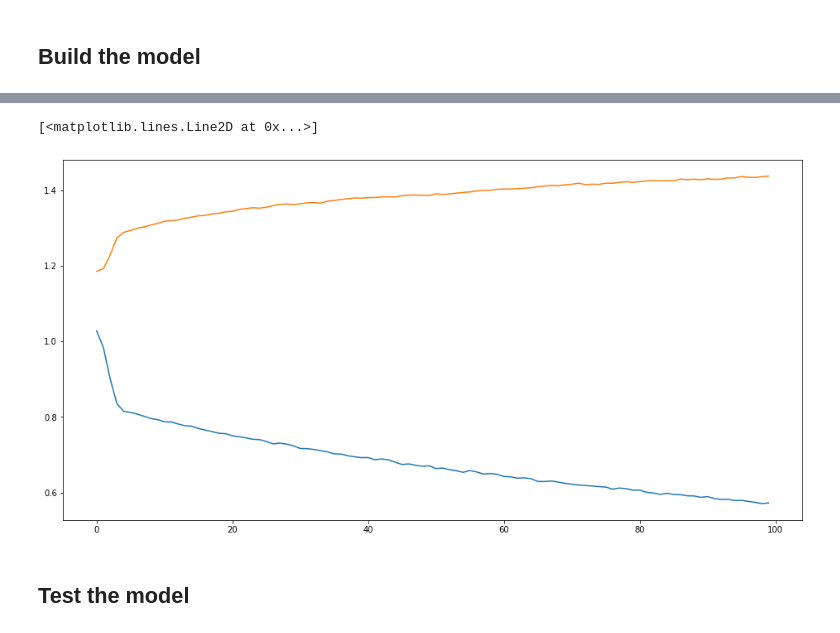
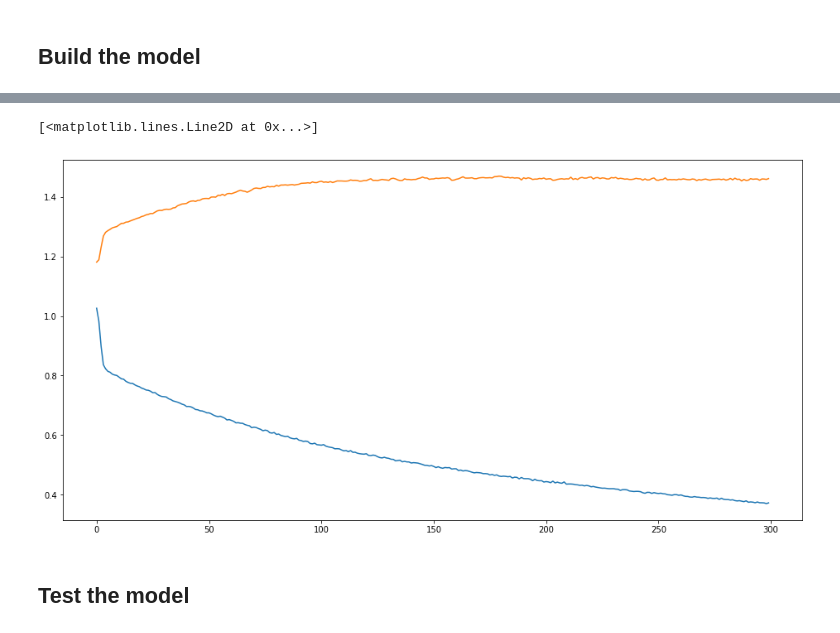
Before and after one commit to ThiagoMartinsThome/TFM, a Jupyter notebook: ConvLSTM2D_model.ipynb, the cells around one changed output, grey strips where cells are left out. Cells and saved outputs as stored; diff of their text form; code cells hidden in the pictures.

```diff
--- a/ConvLSTM2D_model.ipynb
+++ b/ConvLSTM2D_model.ipynb
@@ -212,7 +212,7 @@ reduce_lr = ReduceLROnPlateau(monitor='val_loss', factor=0.2,
                               patience=1, min_lr=1e-5, mode='min')
 
 # fit model
-history = model.fit(X_train_split, y_train_split, epochs=100, batch_size=1024,
+history = model.fit(X_train_split, y_train_split, epochs=300, batch_size=1024,
                     callbacks=[cp_callback, early_stopping, reduce_lr, TerminateOnNaN()],
                     validation_data=(X_val_split, y_val_split), shuffle=True)
 
@@ -239,5 +239,5 @@ Epoch 00100: loss did not improve from 0.57039
 [<matplotlib.lines.Line2D at 0x...>]
-[figure, old version]
+[figure, new version]
 # %% [markdown]
 ## Test the model
 # %%
```
Also changed, not shown: parts of 8 cells of this notebook.
